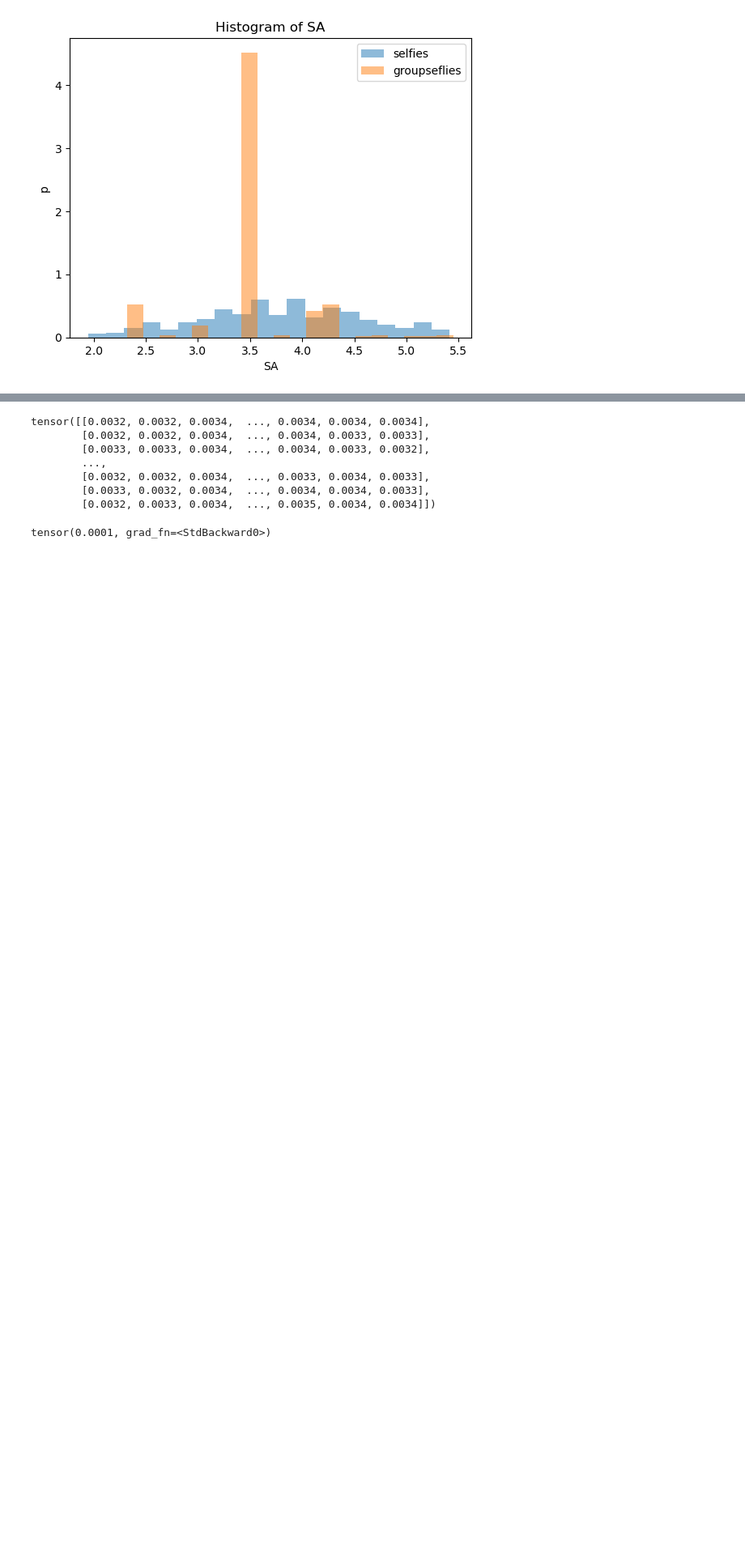
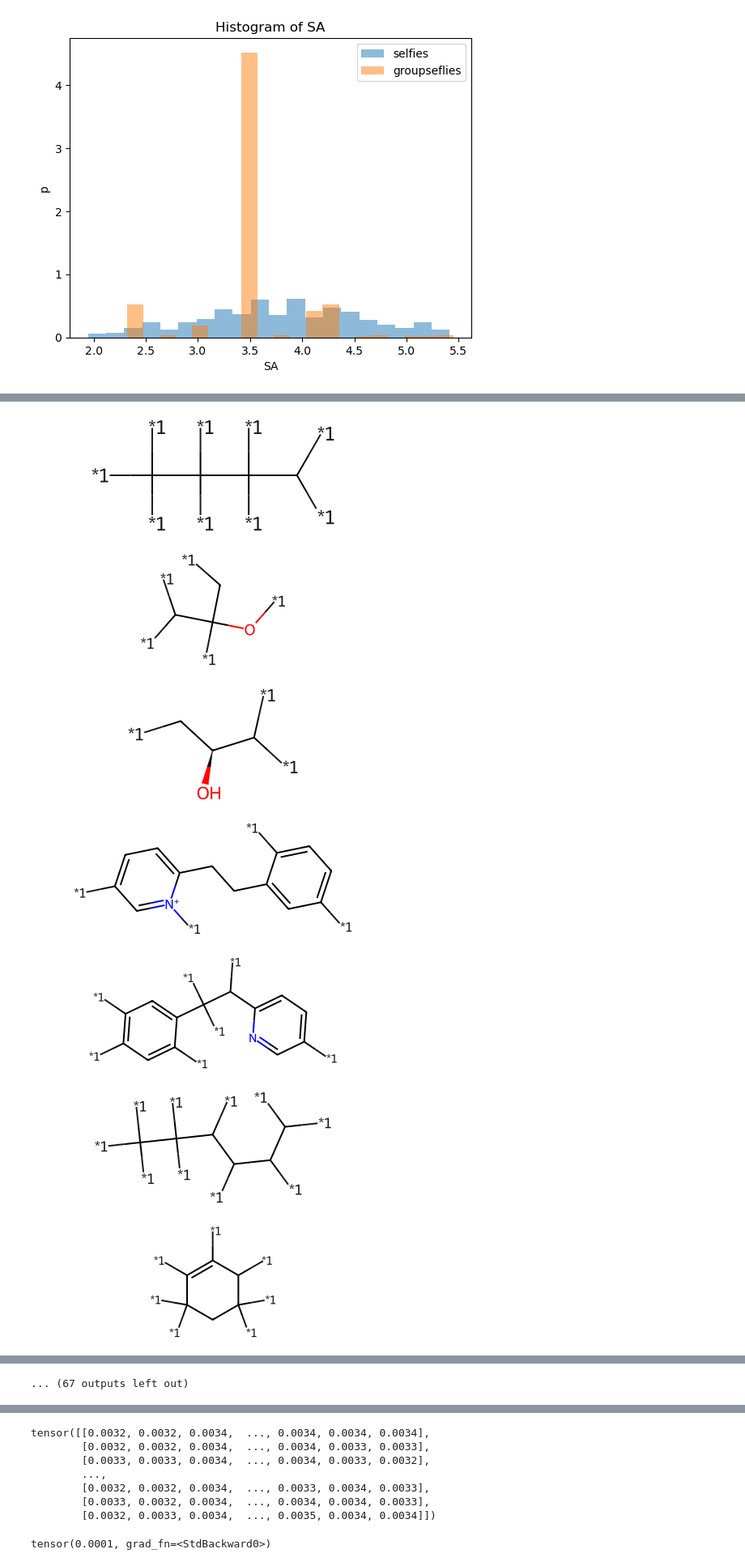
Before and after one commit to naigamshah/LIMO-Plus, a Jupyter notebook: playground.ipynb, the cells around one changed output, grey strips where cells are left out. Shown at 81% size. Cells and saved outputs as stored; diff of their text form; code cells hidden in the pictures; blank space fills up the shorter version.

Commit message:
new tokenizer, working code

```diff
--- a/playground.ipynb
+++ b/playground.ipynb
@@ -83,0 +149,6 @@ for s in ss:
+# %%
+
+fragments = fragment_mols(list(set(prod_list)), convert=True, method='default')
+vocab_fragment = dict([(f'frag{idx}', Group(f'frag{idx}', frag)) for idx, frag in enumerate(fragments)])
+grammar = GroupGrammar(vocab=vocab_fragment)
+grammar.to_file('tokens/um_gs_grammar.txt')
@@ -83,0 +159,12 @@ for s in ss:
+# %%
+groups = [Group("i", f) for f in fragments]
+for g in groups:
+    display(g.mol)
+# %% [output]
+[figure, added]
+[figure, added]
+[figure, added]
+[figure, added]
+[figure, added]
+[figure, added]
+[figure, added]
@@ -83,0 +176 @@ for s in ss:
+... (67 outputs left out)
```
Also changed, not shown: parts of 10 cells of this notebook, 18 other files.
